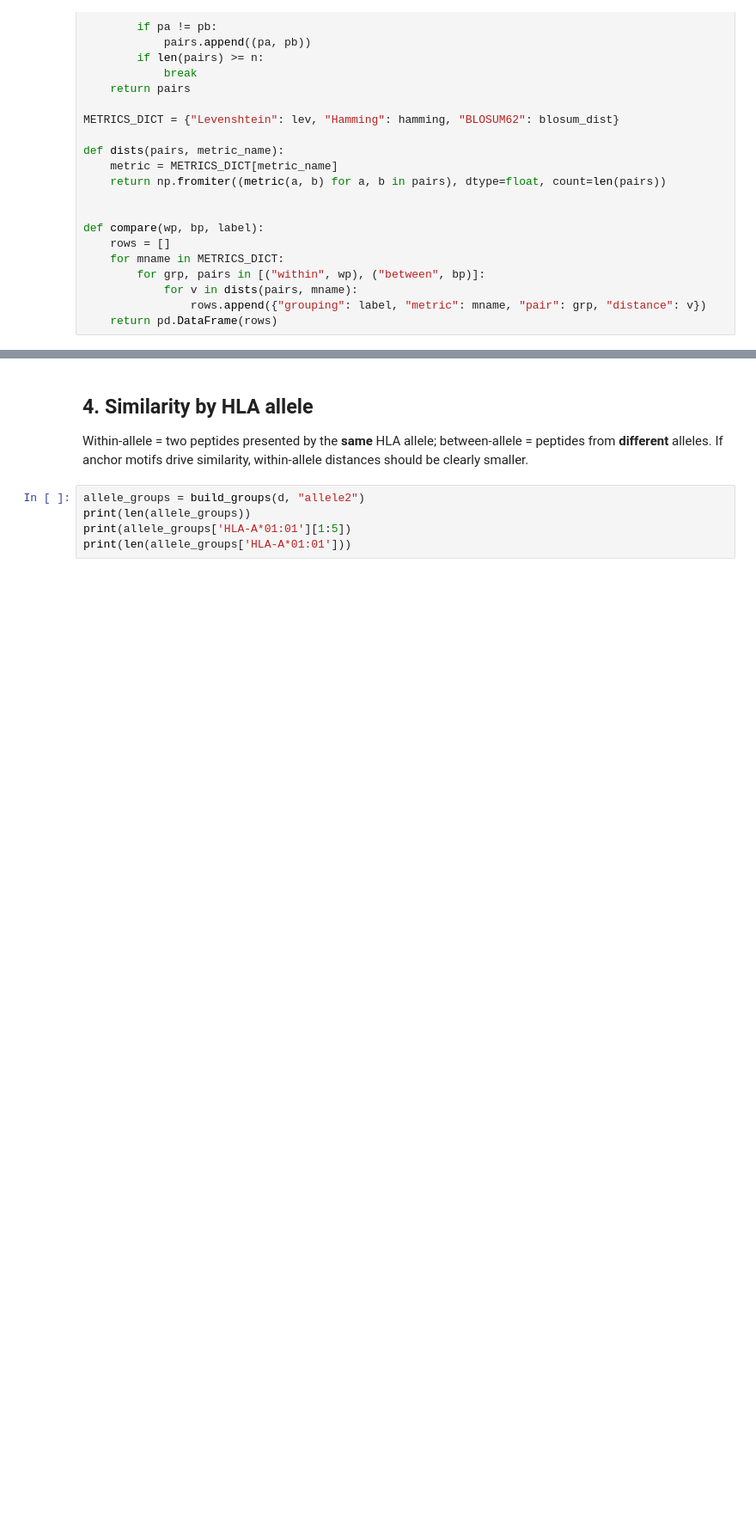
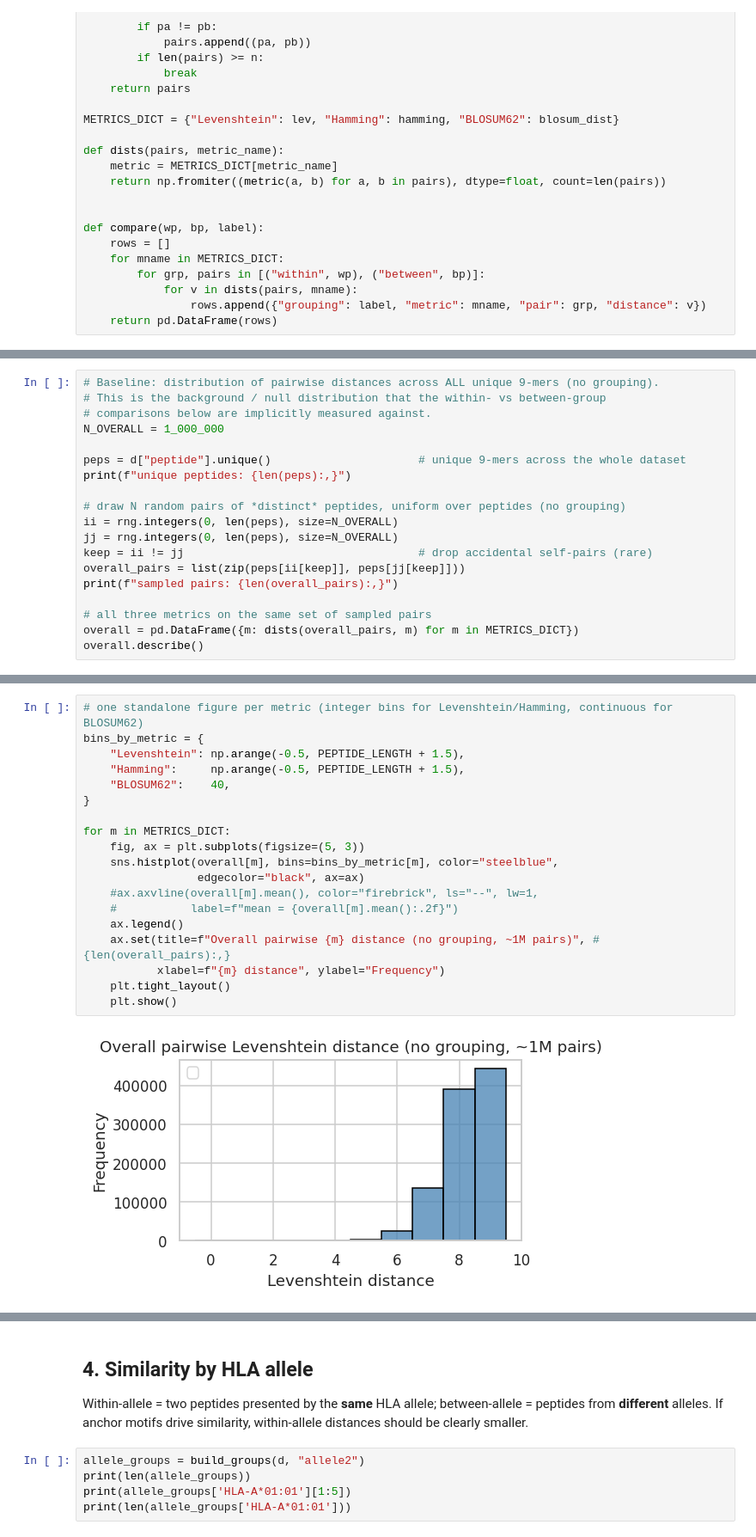
Before and after one commit to delipouya/tcr-bench, a Jupyter notebook: 3_iedb_similarity_mhc1.ipynb, the cells around one changed output, grey strips where cells are left out. Shown at 86% size. Cells and saved outputs as stored; diff of their text form; blank space fills up the shorter version.

```diff
--- a/3_iedb_similarity_mhc1.ipynb
+++ b/3_iedb_similarity_mhc1.ipynb
@@ -213,0 +218,19 @@ def compare(wp, bp, label):
+# %%
+# Baseline: distribution of pairwise distances across ALL unique 9-mers (no grouping).
+# This is the background / null distribution that the within- vs between-group
+# comparisons below are implicitly measured against.
+N_OVERALL = 1_000_000
+
+peps = d["peptide"].unique()                      # unique 9-mers across the whole dataset
+print(f"unique peptides: {len(peps):,}")
+
+# draw N random pairs of *distinct* peptides, uniform over peptides (no grouping)
+ii = rng.integers(0, len(peps), size=N_OVERALL)
+jj = rng.integers(0, len(peps), size=N_OVERALL)
+keep = ii != jj                                   # drop accidental self-pairs (rare)
+overall_pairs = list(zip(peps[ii[keep]], peps[jj[keep]]))
+print(f"sampled pairs: {len(overall_pairs):,}")
+
+# all three metrics on the same set of sampled pairs
+overall = pd.DataFrame({m: dists(overall_pairs, m) for m in METRICS_DICT})
+overall.describe()
@@ -213,0 +249,21 @@ def compare(wp, bp, label):
+# %%
+# one standalone figure per metric (integer bins for Levenshtein/Hamming, continuous for BLOSUM62)
+bins_by_metric = {
+    "Levenshtein": np.arange(-0.5, PEPTIDE_LENGTH + 1.5),
+    "Hamming":     np.arange(-0.5, PEPTIDE_LENGTH + 1.5),
+    "BLOSUM62":    40,
+}
+
+for m in METRICS_DICT:
+    fig, ax = plt.subplots(figsize=(5, 3))
+    sns.histplot(overall[m], bins=bins_by_metric[m], color="steelblue",
+                 edgecolor="black", ax=ax)
+    #ax.axvline(overall[m].mean(), color="firebrick", ls="--", lw=1,
+    #           label=f"mean = {overall[m].mean():.2f}")
+    ax.legend()
+    ax.set(title=f"Overall pairwise {m} distance (no grouping, ~1M pairs)", #{len(overall_pairs):,}
+           xlabel=f"{m} distance", ylabel="Frequency")
+    plt.tight_layout()
+    plt.show()
+# %% [output]
+[figure, added]
```
Also changed, not shown: parts of 6 cells of this notebook.
